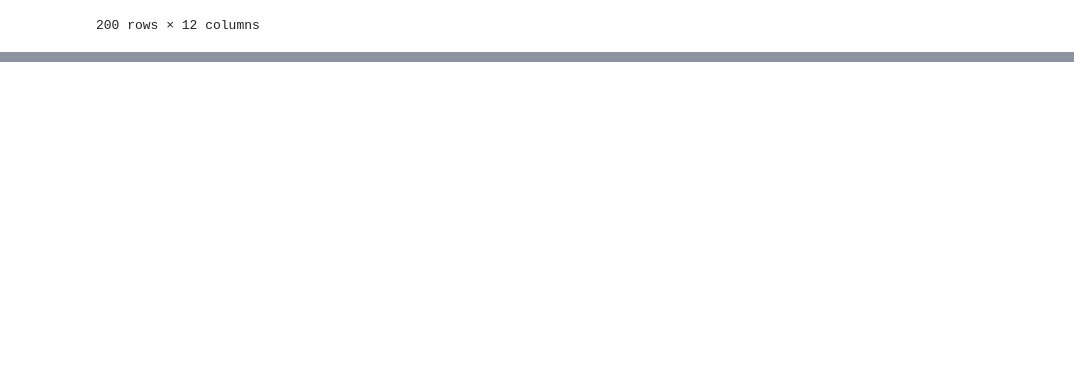
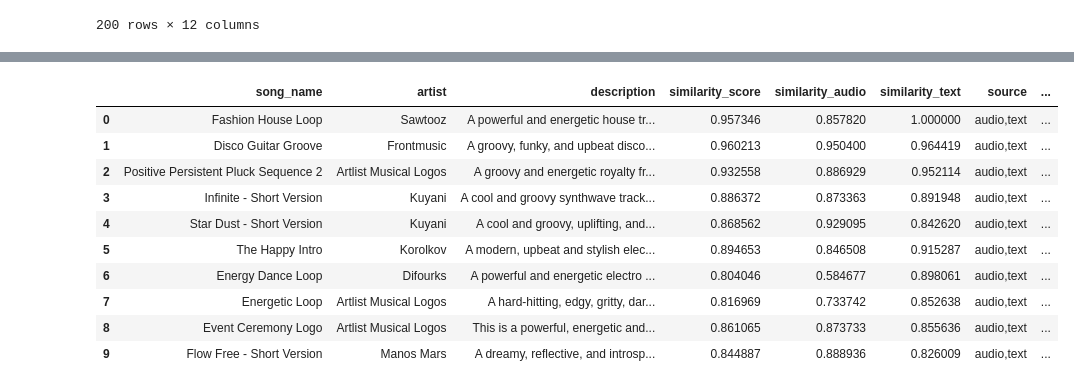
Before and after one commit to TingLinKuo/Music_Rec_RAG, a Jupyter notebook: system.ipynb, the cells around one changed output, grey strips where cells are left out. Cells and saved outputs as stored; diff of their text form; code cells hidden in the pictures; blank space fills up the shorter version.

```diff
--- a/system.ipynb
+++ b/system.ipynb
@@ -117,0 +85,15 @@ df_recommendations.sort_values("similarity_text", ascending=False).head(10)
+# %%
+df_recommendations_re = pd.DataFrame(results["final_rerank"])
+df_recommendations_re
+# %% [output]
+|  | song_name | artist | description | similarity_score | similarity_audio | similarity_text | source | ... |
+| 0 | Fashion House Loop | Sawtooz | A powerful and energetic house tr... | 0.957346 | 0.857820 | 1.000000 | audio,text | ... |
+| 1 | Disco Guitar Groove | Frontmusic | A groovy, funky, and upbeat disco... | 0.960213 | 0.950400 | 0.964419 | audio,text | ... |
+| 2 | Positive Persistent Pluck Sequence 2 | Artlist Musical Logos | A groovy and energetic royalty fr... | 0.932558 | 0.886929 | 0.952114 | audio,text | ... |
+| 3 | Infinite - Short Version | Kuyani | A cool and groovy synthwave track... | 0.886372 | 0.873363 | 0.891948 | audio,text | ... |
+| 4 | Star Dust - Short Version | Kuyani | A cool and groovy, uplifting, and... | 0.868562 | 0.929095 | 0.842620 | audio,text | ... |
+| 5 | The Happy Intro | Korolkov | A modern, upbeat and stylish elec... | 0.894653 | 0.846508 | 0.915287 | audio,text | ... |
+| 6 | Energy Dance Loop | Difourks | A powerful and energetic electro ... | 0.804046 | 0.584677 | 0.898061 | audio,text | ... |
+| 7 | Energetic Loop | Artlist Musical Logos | A hard-hitting, edgy, gritty, dar... | 0.816969 | 0.733742 | 0.852638 | audio,text | ... |
+| 8 | Event Ceremony Logo | Artlist Musical Logos | This is a powerful, energetic and... | 0.861065 | 0.873733 | 0.855636 | audio,text | ... |
+| 9 | Flow Free - Short Version | Manos Mars | A dreamy, reflective, and introsp... | 0.844887 | 0.888936 | 0.826009 | audio,text | ... |
```
Also changed, not shown: parts of 11 cells of this notebook, 4 other files.
